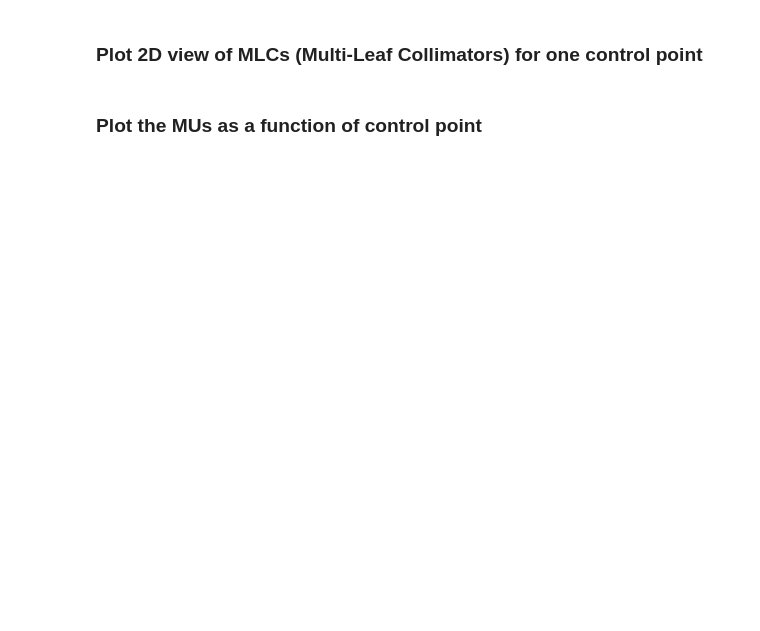
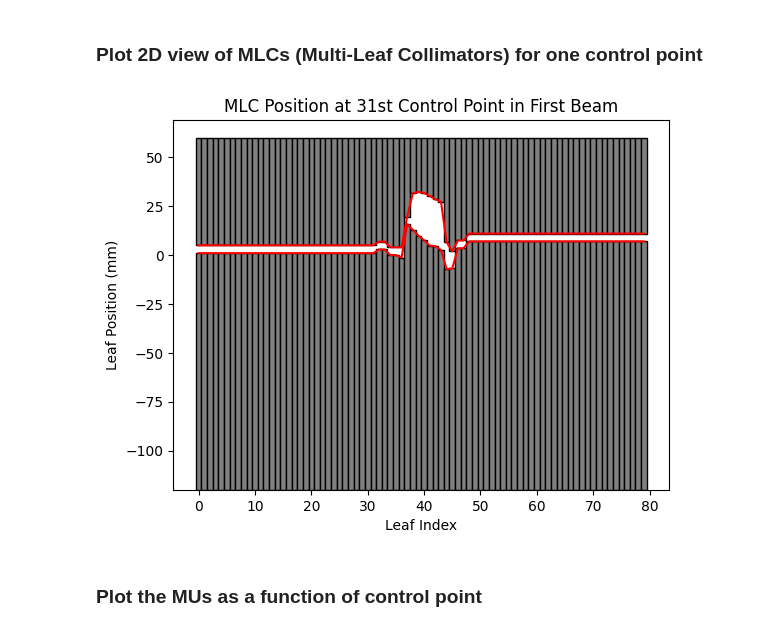
Before and after one commit to danieldeiros/TOH_Tractography, a Jupyter notebook: assignment.ipynb, the cells around one changed output. Saved outputs shown, nothing was run; the diff lists cells and outputs as text; code cells hidden in the pictures; blank space fills up the shorter version.

```diff
--- a/assignment.ipynb
+++ b/assignment.ipynb
@@ -91,25 +114,27 @@ plt.show()
 # %%
 Beams = [beam for beam in RP_Files[0].BeamSequence # only 1 radiation plan file
          if beam.TreatmentDeliveryType.upper() == "TREATMENT"] # only consider treatment beams
 
-beam = Beams[0] # only looking at beam 1 for now
+beam = Beams[3] # only looking at beam 1 for now
 
 controlpoint = beam.ControlPointSequence[30] # only looking at one control point for now
 
 for device in controlpoint.BeamLimitingDevicePositionSequence:
     if device.RTBeamLimitingDeviceType == "MLCX":
         MLC_positons = device.LeafJawPositions
         MLC_DOWN = MLC_positons[:len(MLC_positons)//2]
         MLC_UP = MLC_positons[len(MLC_positons)//2:]
         plt.plot(MLC_DOWN, color = 'red')
         plt.plot(MLC_UP, color = 'red')
         min_height = -120
         plt.bar(np.arange(len(MLC_DOWN)), height = [leaf - min_height for leaf in MLC_DOWN], width=1.0, bottom=min_height, color='grey', edgecolor = 'black')
         max_height = 60
         plt.bar(np.arange(len(MLC_UP)), height = [max_height - leaf for leaf in MLC_UP], width=1.0, bottom = MLC_UP, color = 'grey', edgecolor = 'black')
         plt.xlabel('Leaf Index')
         plt.ylabel('Leaf Position (mm)')
         plt.title(f"MLC Position at 31st Control Point in First Beam")
+# %% [output]
+[figure, added]
 # %% [markdown]
 ### Plot the MUs as a function of control point
 # %%
```
Also changed, not shown: parts of 7 cells of this notebook.
